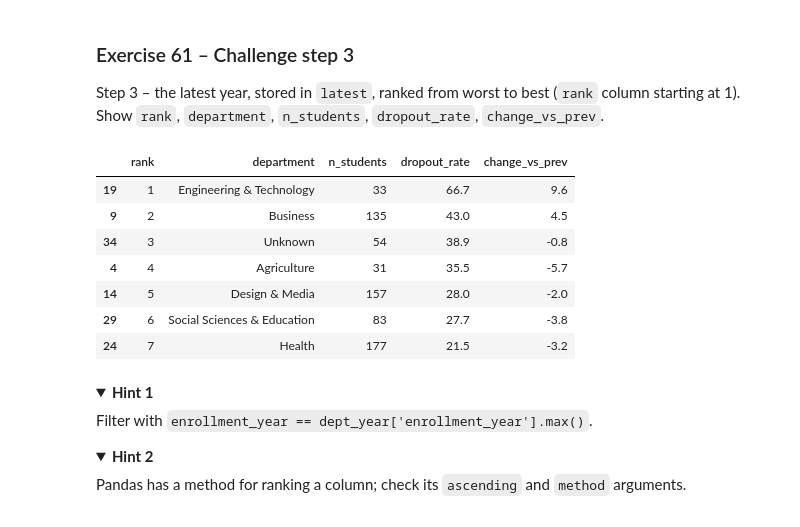
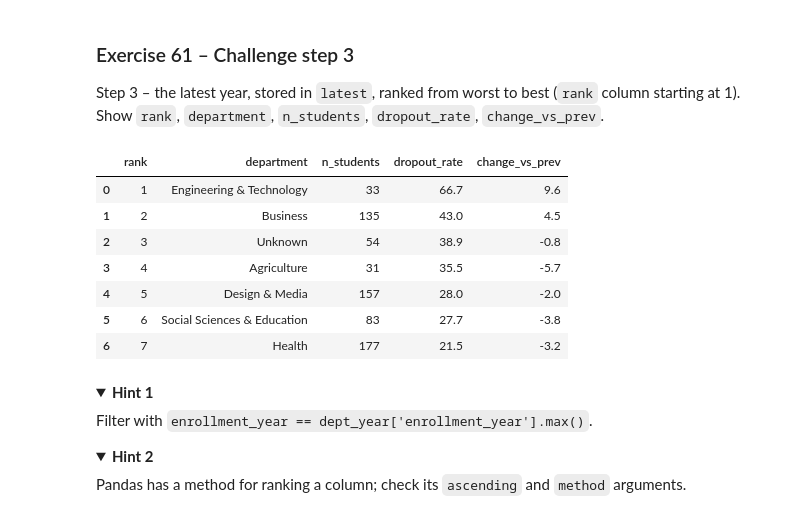
Before and after one commit to OrangeBoop/Lab02, a Jupyter notebook: 02_DS_Lab_NumPy_Pandas_Students.ipynb, the cells around one changed output. Saved outputs shown, nothing was run; the diff lists cells and outputs as text; code cells hidden in the pictures; folded sections open.

```diff
--- a/02_DS_Lab_NumPy_Pandas_Students.ipynb
+++ b/02_DS_Lab_NumPy_Pandas_Students.ipynb
@@ -1493,5 +1518,28 @@ debtor & no scholarship: 66.3%  |  non-debtor & scholarship: 10.7%
 Create a column `risk_flag`: `'High'` if the student approved **fewer than half** of the units enrolled in semester 1, `'Medium'` if fewer than all of them, otherwise `'Low'`. Students with **0 units enrolled** must end up as `'Low'` – make sure of it. Show the dropout rate (%) per flag, sorted descending.
 Then: compute the dropout rate of the 0-units-enrolled students separately. Does `'Low'` describe them? If you could keep only two of the three flags, which would you merge, and why? (comment)
 # %%
-# Write your code here
+# Step #1: Create risk flag
+sm1_enrolled = students["sem1_enrolled"]
+sm1_approved = students["sem1_approved"]
+
+
+conditions = [sm1_enrolled == 0, sm1_approved < sm1_enrolled / 2 , sm1_approved < sm1_enrolled]
+choices = ['Low', 'High', 'Medium']
+students["risk_flag"] = np.select(conditions, choices, default = 'Low')
+
+# Step #2: Dropout rates
+print("\nDropout rate (%) per flag:")
+display((students.groupby("risk_flag")["dropped"].mean() * 100).sort_values(ascending = False))
+
+# Step #3: Dropout rates of the 0 units enrolled students
+print("\nDropout rate (%) of 0 enrolled:")
+zero_enrolled = students[students["sem1_enrolled"] == 0]
+print(("{:.2f}%".format(zero_enrolled["dropped"].mean() * 100)))
+
+# Value counts and df size
+print("\n", zero_enrolled["dropped"].value_counts())
+len(students)
+
+# It doesn't seem like Low really describe the 0 enrolled students thus I would suggest that we merge Low and Medium because they almost represent the same group
+# and by the percentage of droupouts they are the closest to each other.
 # %% [output]
@@ -1679,0 +1833,8 @@ Step 1 – the base table `dept_year`.
+# %%
+dept_year = (students.groupby(['department', "enrollment_year"], dropna=False)
+             .agg(n_students=('student_id', 'size'), dropout_rate=('dropped', 'mean'))
+             .assign(dropout_rate=lambda d: (d['dropout_rate'] * 100).round(1))
+             .sort_values('dropout_rate', ascending=False)).reset_index().sort_values(["department", "enrollment_year"]).reset_index(drop = True)
+
+display(dept_year)
+print(dept_year.shape)
@@ -1694,5 +1874,7 @@ Same pattern as Exercise 46 (named aggregations), then `reset_index()`.
 Step 2 – `change_vs_prev` within each department (percentage points). Verify by printing one department's rows.
 # %%
 # Write your code here
+dept_year["change_vs_prev"] = dept_year.groupby('department')["dropout_rate"].diff()
+dept_year
 # %% [output]
 |  | department | enrollment_year | n_students | dropout_rate | change_vs_prev |
@@ -1718,15 +1911,18 @@ The difference must restart at each department: think about what `groupby` can d
 Step 3 – the latest year, stored in `latest`, ranked from worst to best (`rank` column starting at 1). Show `rank`, `department`, `n_students`, `dropout_rate`, `change_vs_prev`.
 # %%
 # Write your code here
+latest = dept_year[dept_year["enrollment_year"] == dept_year["enrollment_year"].max()].sort_values("dropout_rate", ascending = False).reset_index(drop = True).reset_index(names = "rank")
+latest["rank"] = latest["rank"] + 1
+latest[["rank", "department", "n_students", "dropout_rate", "change_vs_prev"]]
 # %% [output]
 |  | rank | department | n_students | dropout_rate | change_vs_prev |
-| 19 | 1 | Engineering & Technology | 33 | 66.7 | 9.6 |
-| 9 | 2 | Business | 135 | 43.0 | 4.5 |
-| 34 | 3 | Unknown | 54 | 38.9 | -0.8 |
-| 4 | 4 | Agriculture | 31 | 35.5 | -5.7 |
-| 14 | 5 | Design & Media | 157 | 28.0 | -2.0 |
-| 29 | 6 | Social Sciences & Education | 83 | 27.7 | -3.8 |
-| 24 | 7 | Health | 177 | 21.5 | -3.2 |
+| 0 | 1 | Engineering & Technology | 33 | 66.7 | 9.6 |
+| 1 | 2 | Business | 135 | 43.0 | 4.5 |
+| 2 | 3 | Unknown | 54 | 38.9 | -0.8 |
+| 3 | 4 | Agriculture | 31 | 35.5 | -5.7 |
+| 4 | 5 | Design & Media | 157 | 28.0 | -2.0 |
+| 5 | 6 | Social Sciences & Education | 83 | 27.7 | -3.8 |
+| 6 | 7 | Health | 177 | 21.5 | -3.2 |
 # %% [markdown]
 <details><summary><b>Hint 1</b></summary>
 
```
Also changed, not shown: parts of 28 cells of this notebook, 2 other files.
